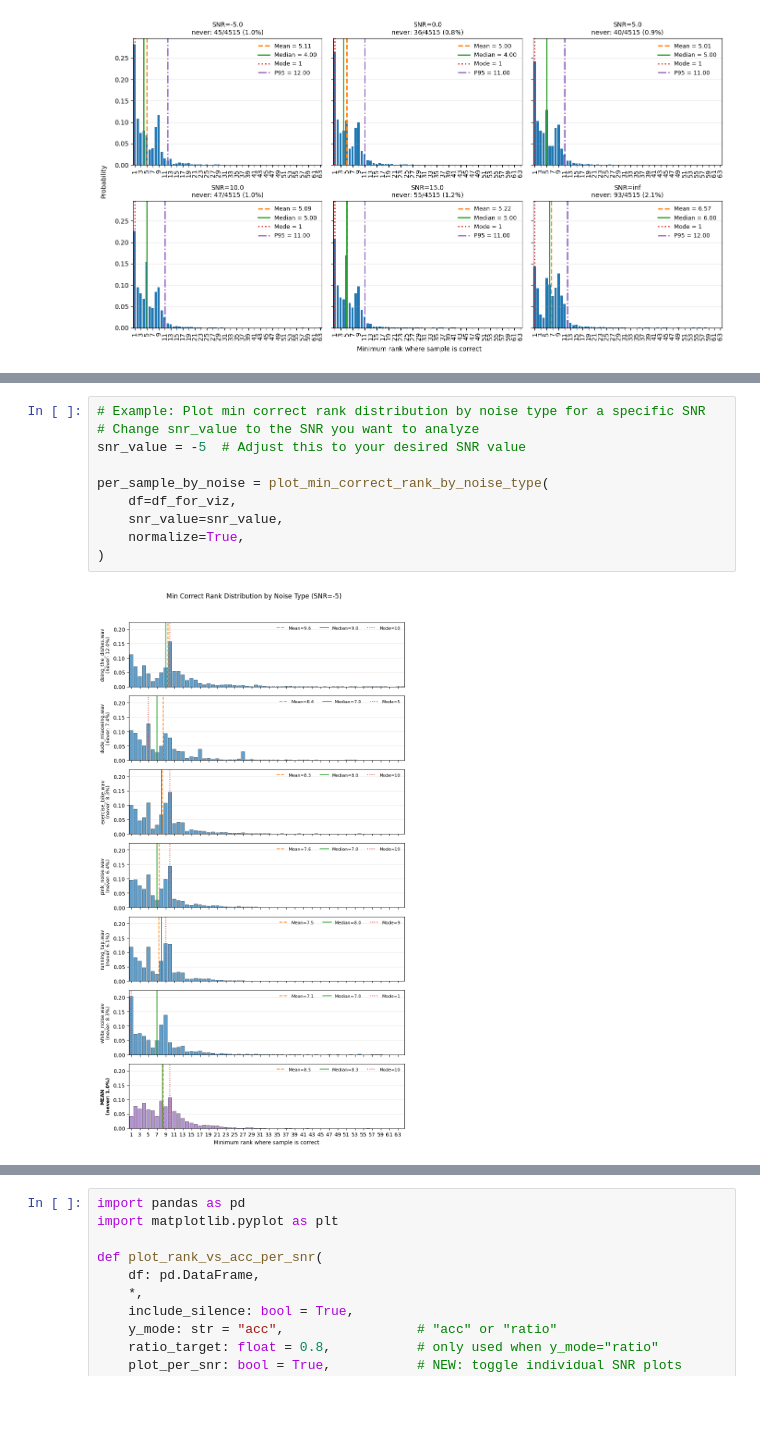
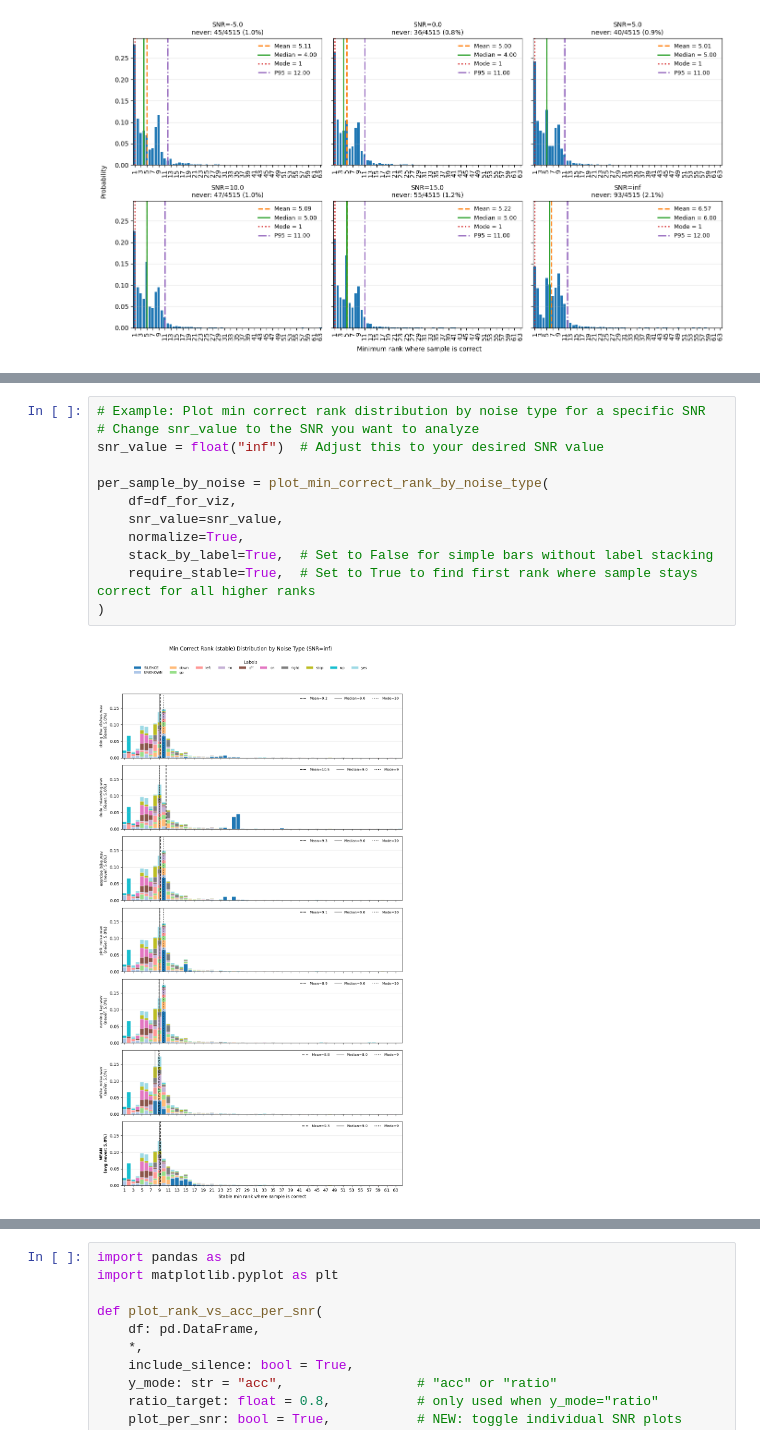
Before and after one commit to c-wejendorp/thesis, a Jupyter notebook: scripts/keyword_spotting/base_model_viz.ipynb, the cells around one changed output, grey strips where cells are left out. Saved outputs shown, nothing was run; the diff lists cells and outputs as text; blank space fills up the shorter version.

Commit message:
viz and rank sweep updated

```diff
--- a/scripts/keyword_spotting/base_model_viz.ipynb
+++ b/scripts/keyword_spotting/base_model_viz.ipynb
@@ -468,12 +604,14 @@ def plot_min_correct_rank_by_noise_type(
 # %%
 # Example: Plot min correct rank distribution by noise type for a specific SNR
 # Change snr_value to the SNR you want to analyze
-snr_value = -5  # Adjust this to your desired SNR value
+snr_value = float("inf")  # Adjust this to your desired SNR value
 
 per_sample_by_noise = plot_min_correct_rank_by_noise_type(
     df=df_for_viz,
     snr_value=snr_value,
     normalize=True,
+    stack_by_label=True,  # Set to False for simple bars without label stacking
+    require_stable=True,  # Set to True to find first rank where sample stays correct for all higher ranks
 )
 # %% [output]
-[figure, old version]
+[figure, new version]
```
Also changed, not shown: parts of 10 cells of this notebook, 2 other files.
